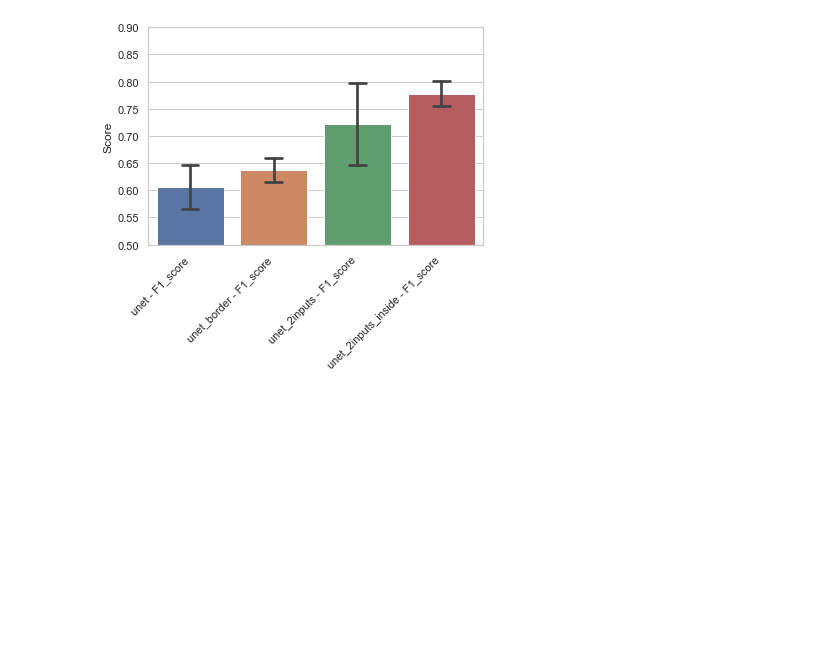
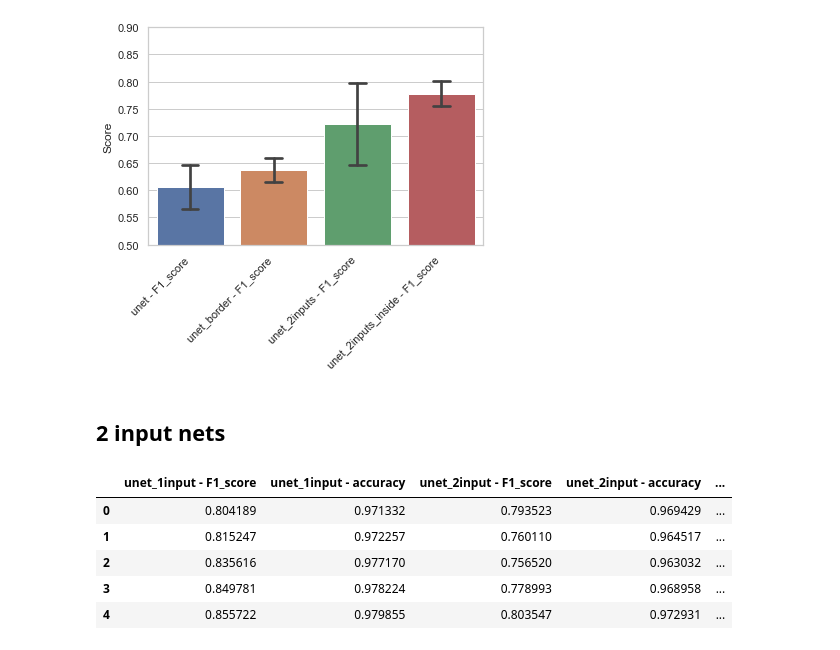
Before and after one commit to stianteien/M_DV_V2022, a Jupyter notebook: unet_detection/compare_unets.ipynb, the cells around one changed output. Drawn from its saved outputs; the diff is of its cells as text; code cells hidden in the pictures; blank space fills up the shorter version.

```diff
--- a/unet_detection/compare_unets.ipynb
+++ b/unet_detection/compare_unets.ipynb
@@ -131,3 +137,27 @@ plt.ylabel("Score")
 plt.show()
 # %% [output]
 [figure]
+# %% [markdown]
+## 2 input nets
+# %%
+combs = np.vstack([simple_unet, simple_2inupt, depth_2input, double_uet, triple_unet]).T
+metrics_df = pd.DataFrame(combs,
+             columns=["unet_1input - F1_score",
+                      "unet_1input - accuracy",
+                      "unet_2input - F1_score",
+                      "unet_2input - accuracy",
+                      "unet_2input_depth - F1_score",
+                      "unet_2input_depth - accuracy",
+                      "doubleUnet - F1_score",
+                      "doubleUnet - accuracy",
+                      "tripleUnet - F1_score",
+                      "tripleUnet - accuracy"])
+
+metrics_df
+# %% [output]
+|  | unet_1input - F1_score | unet_1input - accuracy | unet_2input - F1_score | unet_2input - accuracy | ... |
+| 0 | 0.804189 | 0.971332 | 0.793523 | 0.969429 | ... |
+| 1 | 0.815247 | 0.972257 | 0.760110 | 0.964517 | ... |
+| 2 | 0.835616 | 0.977170 | 0.756520 | 0.963032 | ... |
+| 3 | 0.849781 | 0.978224 | 0.778993 | 0.968958 | ... |
+| 4 | 0.855722 | 0.979855 | 0.803547 | 0.972931 | ... |
```
Also changed, not shown: parts of 2 cells of this notebook, 6 other files.
